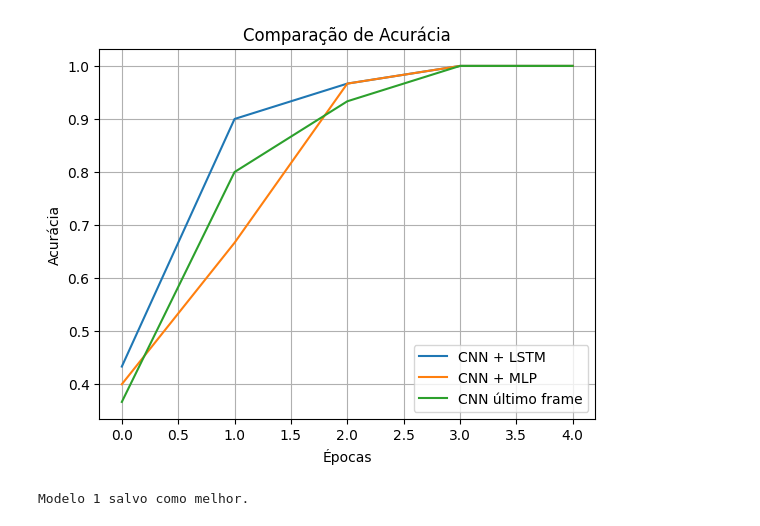
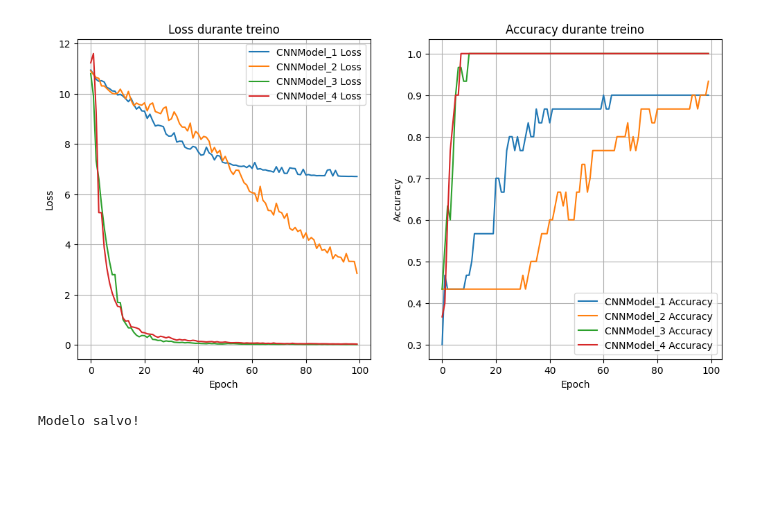
Before and after one commit to jluis02/AP, a Jupyter notebook: notebooks/03_model_task1_GRS.ipynb, the cells around one changed output. Saved outputs shown, nothing was run; the diff lists cells and outputs as text; code cells hidden in the pictures; blank space fills up the shorter version.

```diff
--- a/notebooks/03_model_task1_GRS.ipynb
+++ b/notebooks/03_model_task1_GRS.ipynb
@@ -141,12 +263,15 @@ def train_model(model, dataloader, epochs=5):
 
     return history
 # %%
-model1 = CNNLSTM()
-hist1 = train_model(model1, loader)
+model1 = CNNModel_1()
+hist1 = train_model(model1, loader, 100)
 
-model2 = CNNMLP()
-hist2 = train_model(model2, loader)
+model2 = CNNModel_2()
+hist2 = train_model(model2, loader, 100)
 
-model3 = CNNLastFrame()
-hist3 = train_model(model3, loader)
+model3 = CNNModel_3()
+hist3 = train_model(model3, loader, 100)
+
+model4 = CNNModel_4()
+hist4 = train_model(model4, loader, 100)
 # %% [output]
@@ -168,17 +291,32 @@ Epoch 5: Loss=1.1357, Acc=1.0000
-# %%
-plt.plot([h[1] for h in hist1], label="CNN + LSTM")
-plt.plot([h[1] for h in hist2], label="CNN + MLP")
-plt.plot([h[1] for h in hist3], label="CNN último frame")
-plt.title("Comparação de Acurácia")
-plt.xlabel("Épocas")
-plt.ylabel("Acurácia")
-plt.legend()
-plt.grid()
-plt.show()
-# %% [output]
-[figure, removed]
+# %%
+plt.figure(figsize=(12,6))
+plt.subplot(1,2,1)
+plt.plot([h[0] for h in hist1], label='CNNModel_1 Loss')
+plt.plot([h[0] for h in hist2], label='CNNModel_2 Loss')
+plt.plot([h[0] for h in hist3], label='CNNModel_3 Loss')
+plt.plot([h[0] for h in hist4], label='CNNModel_4 Loss')
+plt.title('Loss durante treino')
+plt.xlabel('Epoch')
+plt.ylabel('Loss')
+plt.legend()
+plt.grid()
+
+plt.subplot(1,2,2)
+plt.plot([h[1] for h in hist1], label='CNNModel_1 Accuracy')
+plt.plot([h[1] for h in hist2], label='CNNModel_2 Accuracy')
+plt.plot([h[1] for h in hist3], label='CNNModel_3 Accuracy')
+plt.plot([h[1] for h in hist4], label='CNNModel_4 Accuracy')
+plt.title('Accuracy durante treino')
+plt.xlabel('Epoch')
+plt.ylabel('Accuracy')
+plt.legend()
+plt.grid()
+
+plt.show()
+# %% [output]
+[figure, added]
 # %%
-torch.save(model1.state_dict(), "../outputs/models/model_task1_best.pt")
-print("Modelo 1 salvo como melhor.")
+torch.save(model1.state_dict(), "../outputs/models/model_task1_grs_cnn1.pt")
+print("Modelo salvo!")
 # %% [output]
-Modelo 1 salvo como melhor.
+Modelo salvo!
```
Also changed, not shown: parts of 14 cells of this notebook, 1 other file.
